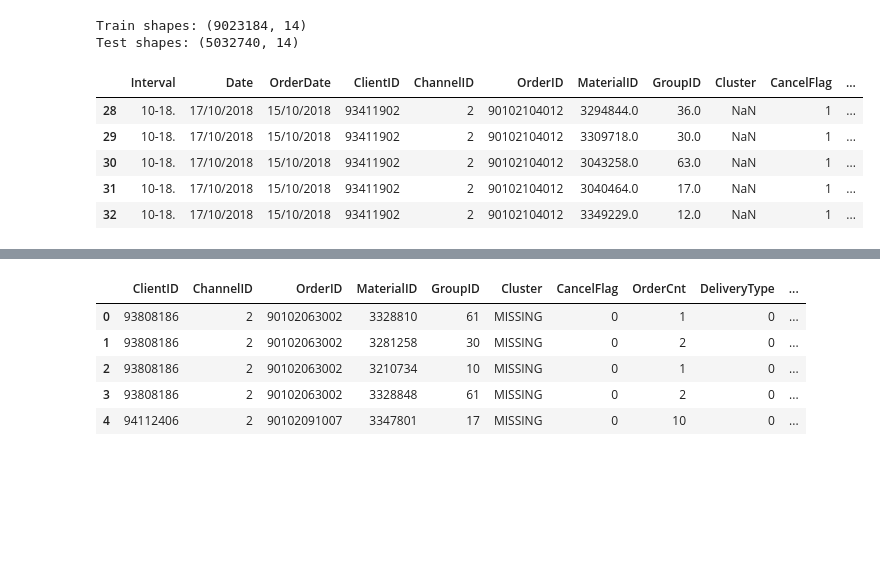
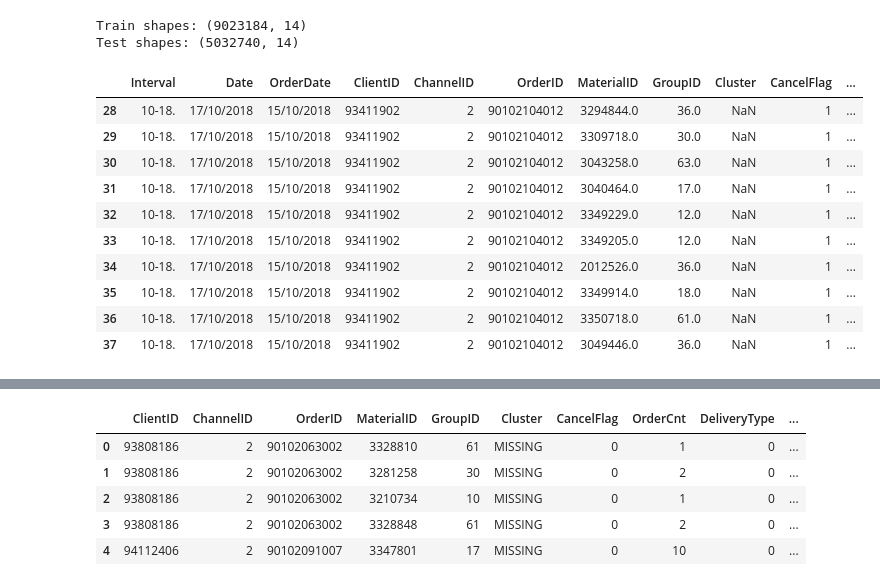
Before and after one commit to Ditwoo/sascompetitions-platypus, a Jupyter notebook: notebooks/prepare_data.ipynb, the cells around one changed output, grey strips where cells are left out. Saved outputs shown, nothing was run; the diff lists cells and outputs as text; code cells hidden in the pictures; blank space fills up the shorter version.

```diff
--- a/notebooks/prepare_data.ipynb
+++ b/notebooks/prepare_data.ipynb
@@ -31,11 +31,16 @@ print('Test shapes:', test_df.shape)
 Train shapes: (9023184, 14)
 Test shapes: (5032740, 14)
 # %%
-train_df[train_df['CancelFlag'] == 1].head()
+train_df[train_df['CancelFlag'] == 1].head(10)
 # %% [output]
 |  | Interval | Date | OrderDate | ClientID | ChannelID | OrderID | MaterialID | GroupID | Cluster | CancelFlag | ... |
 | 28 | 10-18. | 17/10/2018 | 15/10/2018 | 93411902 | 2 | 90102104012 | 3294844.0 | 36.0 | NaN | 1 | ... |
 | 29 | 10-18. | 17/10/2018 | 15/10/2018 | 93411902 | 2 | 90102104012 | 3309718.0 | 30.0 | NaN | 1 | ... |
 | 30 | 10-18. | 17/10/2018 | 15/10/2018 | 93411902 | 2 | 90102104012 | 3043258.0 | 63.0 | NaN | 1 | ... |
 | 31 | 10-18. | 17/10/2018 | 15/10/2018 | 93411902 | 2 | 90102104012 | 3040464.0 | 17.0 | NaN | 1 | ... |
 | 32 | 10-18. | 17/10/2018 | 15/10/2018 | 93411902 | 2 | 90102104012 | 3349229.0 | 12.0 | NaN | 1 | ... |
+| 33 | 10-18. | 17/10/2018 | 15/10/2018 | 93411902 | 2 | 90102104012 | 3349205.0 | 12.0 | NaN | 1 | ... |
+| 34 | 10-18. | 17/10/2018 | 15/10/2018 | 93411902 | 2 | 90102104012 | 2012526.0 | 36.0 | NaN | 1 | ... |
+| 35 | 10-18. | 17/10/2018 | 15/10/2018 | 93411902 | 2 | 90102104012 | 3349914.0 | 18.0 | NaN | 1 | ... |
+| 36 | 10-18. | 17/10/2018 | 15/10/2018 | 93411902 | 2 | 90102104012 | 3350718.0 | 61.0 | NaN | 1 | ... |
+| 37 | 10-18. | 17/10/2018 | 15/10/2018 | 93411902 | 2 | 90102104012 | 3049446.0 | 36.0 | NaN | 1 | ... |
```
Also changed, not shown: parts of 29 cells of this notebook, 1 other file.
